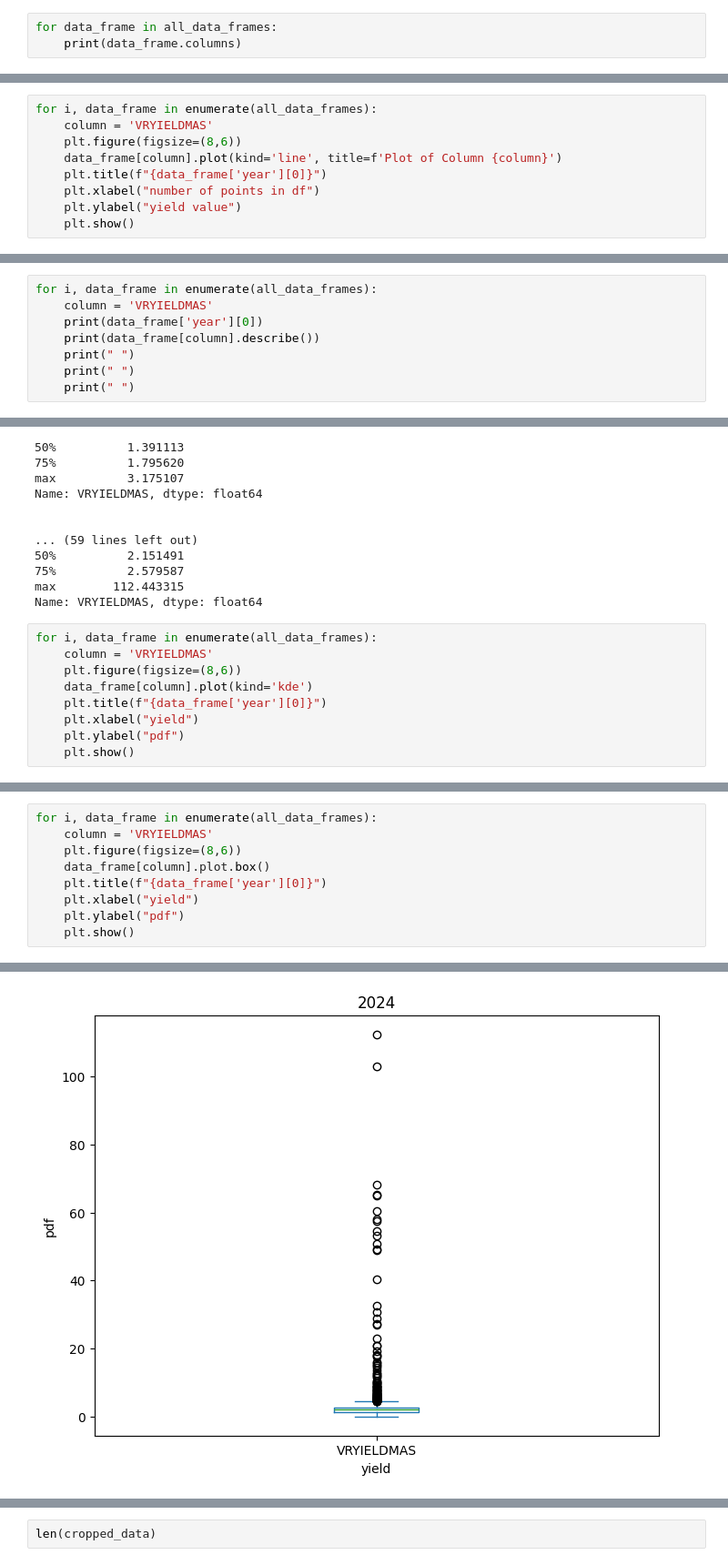
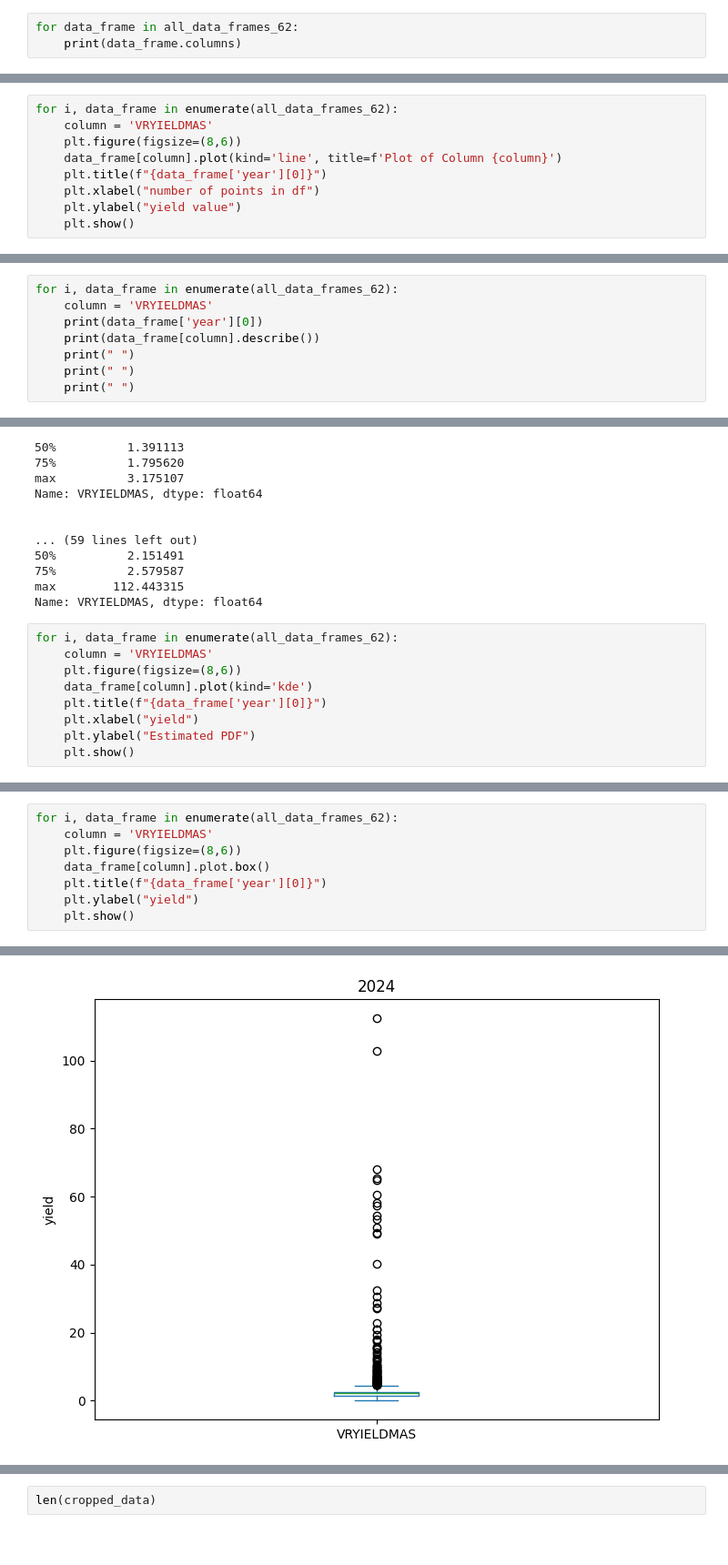
Before and after one commit to katjakovalchuk/Diploma_Fertilizer_Recomendation_System_Kovalchuk, a Jupyter notebook: 1_preprocessing_data.ipynb, the cells around one changed output, grey strips where cells are left out. Shown at 91% size. Saved outputs shown, nothing was run; the diff lists cells and outputs as text; blank space fills up the shorter version.

```diff
--- a/1_preprocessing_data.ipynb
+++ b/1_preprocessing_data.ipynb
@@ -550,7 +607,7 @@ for data_frame in all_data_frames:
     if "x_coord" or "y_coord" in data_frame.columns:
         data_frame.rename(columns={"x_coord": "xcoord", "y_coord" : "ycoord"}, inplace=True)
 # %%
-for data_frame in all_data_frames:
+for data_frame in all_data_frames_62:
     print(data_frame.columns)
 # %% [output]
 Index(['DISTANCE', 'SWATHWIDTH', 'VRYIELDMAS', 'SECTIONID', 'Crop', 'WetMass',
@@ -577,5 +649,5 @@ len(yield_df)
 # %%
-for i, data_frame in enumerate(all_data_frames):
+for i, data_frame in enumerate(all_data_frames_62):
     column = 'VRYIELDMAS'
     plt.figure(figsize=(8,6))
     data_frame[column].plot(kind='line', title=f'Plot of Column {column}')
@@ -591,7 +663,7 @@ for i, data_frame in enumerate(all_data_frames):
 [figure]
 [figure]
 # %%
-for i, data_frame in enumerate(all_data_frames):
+for i, data_frame in enumerate(all_data_frames_62):
     column = 'VRYIELDMAS'
     print(data_frame['year'][0])
     print(data_frame[column].describe())
@@ -617,12 +689,12 @@ Name: VRYIELDMAS, dtype: float64
 max        112.443315
 Name: VRYIELDMAS, dtype: float64
 # %%
-for i, data_frame in enumerate(all_data_frames):
+for i, data_frame in enumerate(all_data_frames_62):
     column = 'VRYIELDMAS'
     plt.figure(figsize=(8,6))
     data_frame[column].plot(kind='kde')
     plt.title(f"{data_frame['year'][0]}")
     plt.xlabel("yield")
-    plt.ylabel("pdf")
+    plt.ylabel("Estimated PDF")
     plt.show()
 # %% [output]
@@ -635,10 +707,9 @@ for i, data_frame in enumerate(all_data_frames):
 # %%
-for i, data_frame in enumerate(all_data_frames):
+for i, data_frame in enumerate(all_data_frames_62):
     column = 'VRYIELDMAS'
     plt.figure(figsize=(8,6))
     data_frame[column].plot.box()
     plt.title(f"{data_frame['year'][0]}")
-    plt.xlabel("yield")
-    plt.ylabel("pdf")
+    plt.ylabel("yield")
     plt.show()
 # %% [output]
@@ -650,2 +721,2 @@ for i, data_frame in enumerate(all_data_frames):
-[figure, old version]
+[figure, new version]
 # %%
```
Also changed, not shown: parts of 66 cells of this notebook, 31 other files.
